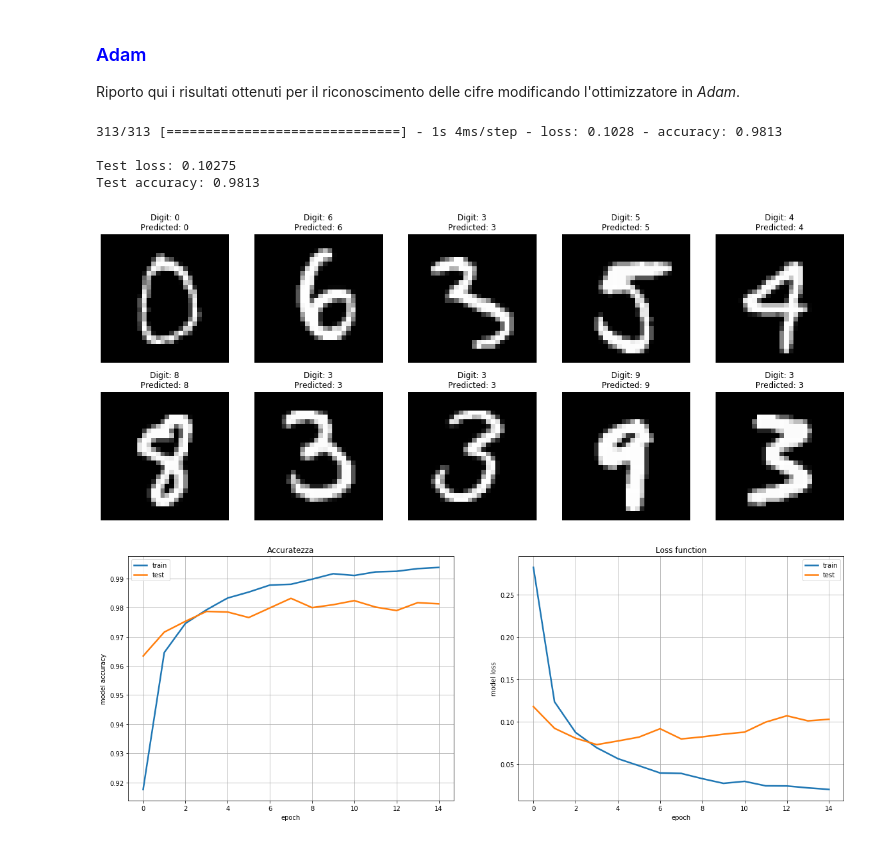
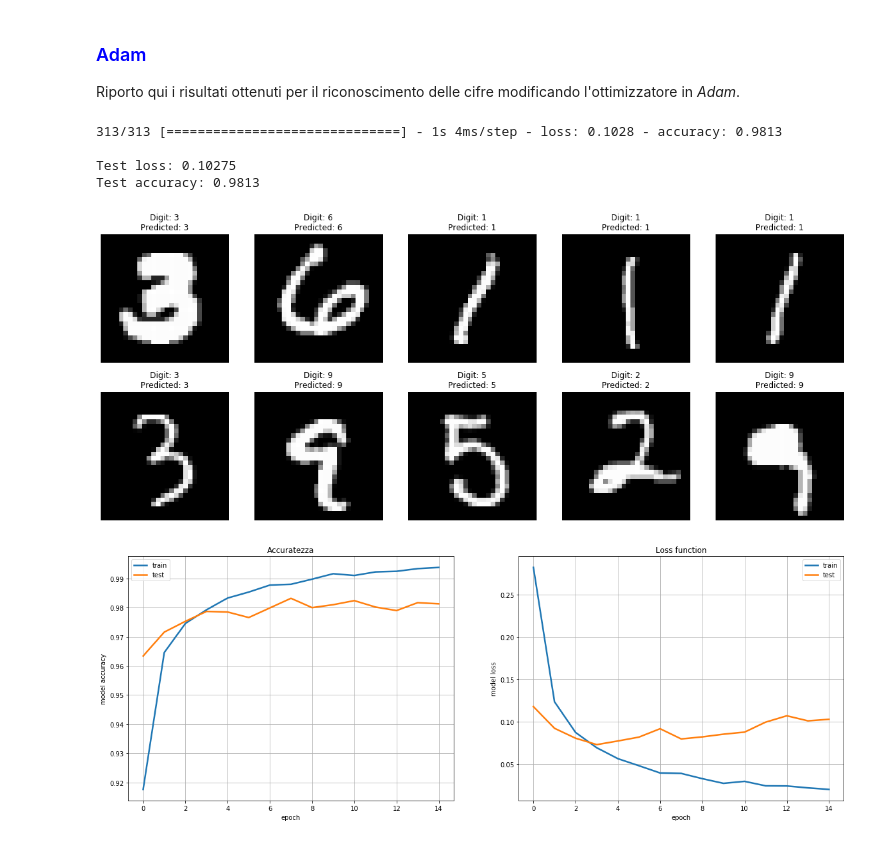
Before and after one commit to danidimic/NSL-exercise, a Jupyter notebook: LSN_Exercise_12/LSN_Exercise_12.ipynb, the cells around one changed output. Saved outputs shown, nothing was run; the diff lists cells and outputs as text; code cells hidden in the pictures.

```diff
--- a/LSN_Exercise_12/LSN_Exercise_12.ipynb
+++ b/LSN_Exercise_12/LSN_Exercise_12.ipynb
@@ -50,7 +50,7 @@ print('Test accuracy:', round(score[1],5))
 X_test = X_test.reshape(X_test.shape[0], img_rows, img_cols,1)
 
 #cambia valore per vedere risultati su figure differenti
-n=567  #max 9990
+n=100  #max 9990
 plt.figure(figsize=(20, 8))
 for i in range(10):
     ax = plt.subplot(2, 5, i + 1)
@@ -96,35 +96,35 @@ X_test = X_test.reshape(X_test.shape[0], img_rows*img_cols)
 X_test = X_test.astype('float32')
 X_test /= 255
 Y_test = keras.utils.to_categorical(Y_test, num_classes)
 
 #load saved model
 savedpath = "Saved/exercise1/modelAdam"
 model = tf.keras.models.load_model(filepath=savedpath)
 predictions = model.predict(X_test)
 # evaluate model
 score = model.evaluate(X_test, Y_test, verbose=1)
 # print performance
 print()
 print('Test loss:', round(score[0],5))
 print('Test accuracy:', round(score[1],5))
 
 X_test = X_test.reshape(X_test.shape[0], img_rows, img_cols,1)
 
 #cambia valore per vedere risultati su figure differenti
-n=567  #max 9990
+n=200  #max 9990
 plt.figure(figsize=(20, 8))
 for i in range(10):
     ax = plt.subplot(2, 5, i + 1)
     plt.imshow(X_test[i+n, :, :, 0], cmap='gray')
     plt.title("Digit: {}\nPredicted: {}".format(np.argmax(Y_test[i+n]), np.argmax(predictions[i+n])))
     plt.axis('off')
 plt.show()
 # %% [output]
 313/313 [==============================] - 1s 4ms/step - loss: 0.1028 - accuracy: 0.9813
 
 Test loss: 0.10275
 Test accuracy: 0.9813
-[figure, old version]
+[figure, new version]
 # %%
 history = pd.read_csv('Saved/exercise1/Adam.log', sep=',', engine='python')
 plt.figure(figsize=(20, 7))
```
Also changed, not shown: parts of 4 cells of this notebook, 2 other files.
